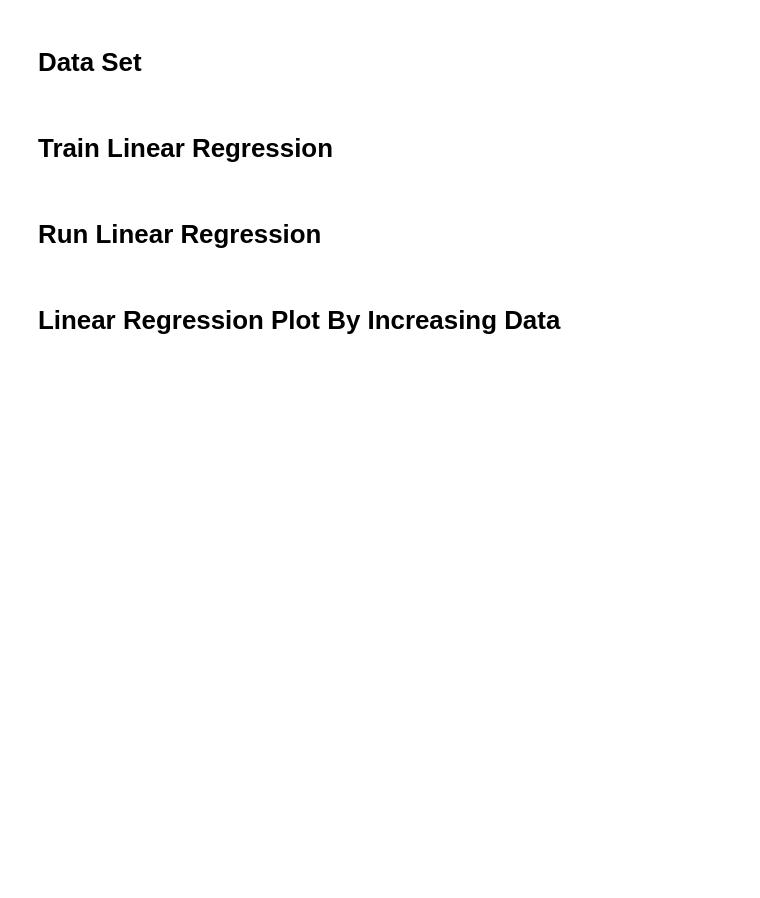
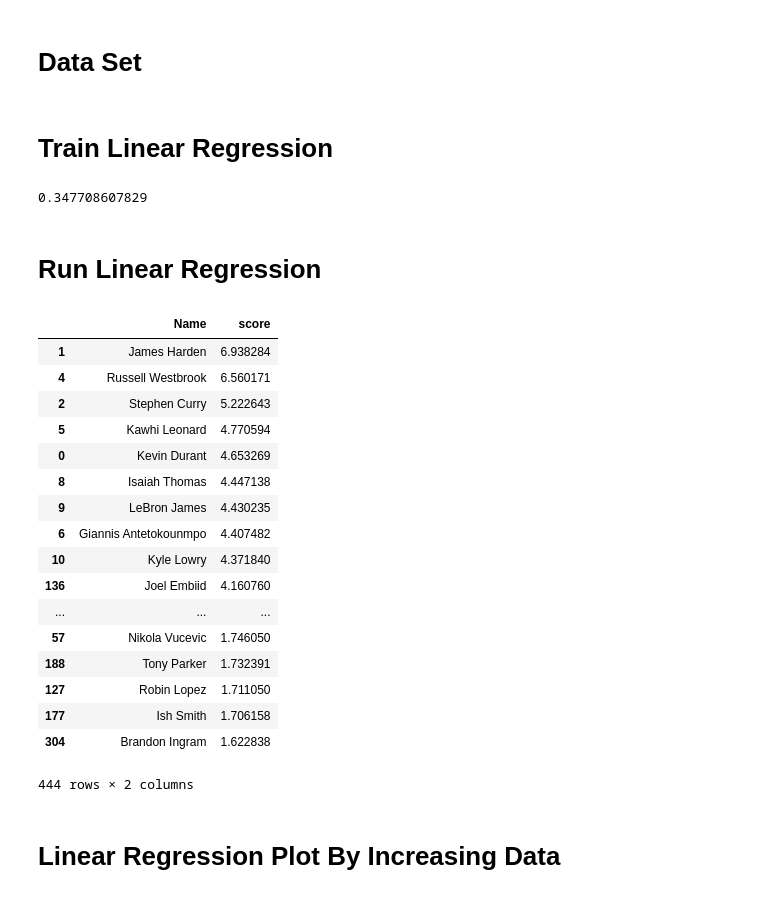
Before and after one commit to benholtzmansmith/fantasy-basketball, a Jupyter notebook: ModelTraining.ipynb, the cells around one changed output. Saved outputs shown, nothing was run; the diff lists cells and outputs as text; code cells hidden in the pictures; blank space fills up the shorter version.

```diff
--- a/ModelTraining.ipynb
+++ b/ModelTraining.ipynb
@@ -40,8 +40,8 @@ y = 'normalized_score'
 player_stats_by_year = []
 for year in range(2010, 2016):
     if(year != 2017):
-        thisYear = pd.read_csv('normalized_monster_players_with_ranks_'+str(year)+".xls")
-        nextYear = pd.read_csv('normalized_monster_players_with_ranks_'+str(year+1)+".xls")
+        thisYear = pd.read_csv('new_normalized_monster_players_with_ranks_'+str(year)+".xls")
+        nextYear = pd.read_csv('new_normalized_monster_players_with_ranks_'+str(year+1)+".xls")
         scores_next_year = nextYear[['Name', y]]
         renamed_scores = scores_next_year.rename(index=str, columns={y: "y"})
         merged = pd.merge(thisYear, renamed_scores, on='Name')
@@ -49,7 +49,7 @@ for year in range(2010, 2016):
         merged['year'] = years
         player_stats_by_year.append(merged)
 all_player_data = pd.concat(player_stats_by_year)
-X = all_player_data
+X = all_player_data.drop('y', axis=1)
 y = all_player_data['y']
 X_train, X_test, y_train, y_test = train_test_split(X, y, test_size=0.25, random_state=42)
 X_train_features = X_train[features]
@@ -61,15 +61,36 @@ lr = LinearRegression(n_jobs=-1)
 lr.fit(X_train_features,y_train)
 y_pred = [lr.predict([row]) for label,row in X_test_features.iterrows()]
 print(mean_squared_error(y_test, y_pred))
+# %% [output]
+0.347708607829
 # %% [markdown]
 # Run Linear Regression
 # %%
-players_2017 = pd.read_csv('normalized_monster_players_with_ranks_2017.xls')
+players_2017 = pd.read_csv('new_normalized_monster_players_with_ranks_2017.xls')
 players = players_2017.Name
 X_2017 = players_2017[features]
 y_pred = [lr.predict([row])[0] for label,row in X_2017.iterrows()]
 pred_2017 = pd.concat([players,pd.Series(y_pred, name="score")], axis=1)
 pred_2017.sort_values(by=['score'], ascending=False)
+# %% [output]
+|  | Name | score |
+| 1 | James Harden | 6.938284 |
+| 4 | Russell Westbrook | 6.560171 |
+| 2 | Stephen Curry | 5.222643 |
+| 5 | Kawhi Leonard | 4.770594 |
+| 0 | Kevin Durant | 4.653269 |
+| 8 | Isaiah Thomas | 4.447138 |
+| 9 | LeBron James | 4.430235 |
+| 6 | Giannis Antetokounmpo | 4.407482 |
+| 10 | Kyle Lowry | 4.371840 |
+| 136 | Joel Embiid | 4.160760 |
+| ... | ... | ... |
+| 57 | Nikola Vucevic | 1.746050 |
+| 188 | Tony Parker | 1.732391 |
+| 127 | Robin Lopez | 1.711050 |
+| 177 | Ish Smith | 1.706158 |
+| 304 | Brandon Ingram | 1.622838 |
+444 rows × 2 columns
 # %% [markdown]
 # Linear Regression Plot By Increasing Data
 # %%
```
Also changed, not shown: parts of 4 cells of this notebook, 15 other files.
